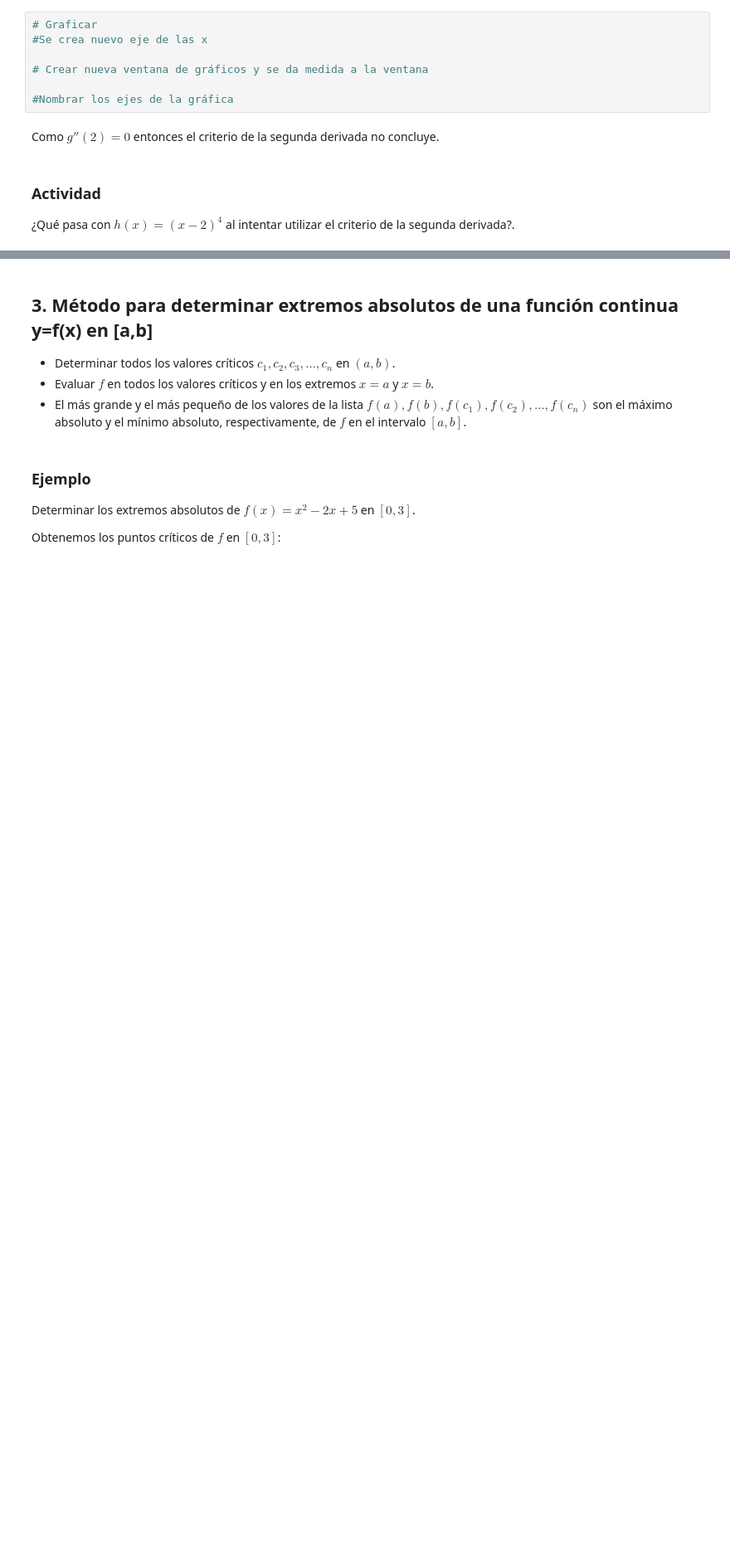
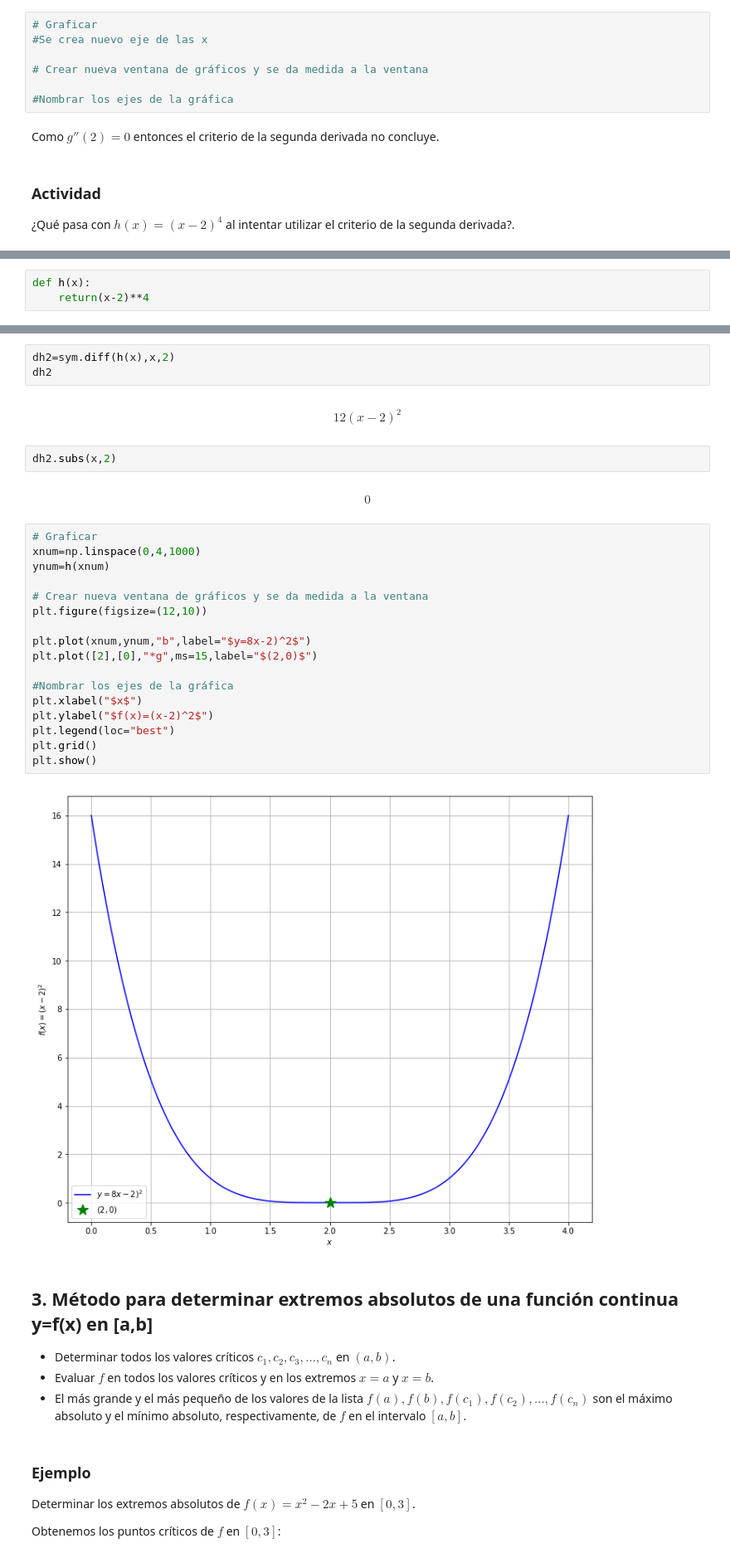
Before and after one commit to ic721752/SimMat2019-Verano, a Jupyter notebook: Módulo 1/Clase4_OptimizacionSympy.ipynb, the cells around one changed output, grey strips where cells are left out. Shown at 83% size. Cells and saved outputs as stored; diff of their text form; blank space fills up the shorter version.

```diff
--- a/Módulo 1/Clase4_OptimizacionSympy.ipynb
+++ b/Módulo 1/Clase4_OptimizacionSympy.ipynb
@@ -249,0 +328,3 @@ Como $g''(2)=0$ entonces el criterio de la segunda derivada no concluye.
+# %%
+def h(x):
+    return(x-2)**4
@@ -250,3 +341,31 @@ Como $g''(2)=0$ entonces el criterio de la segunda derivada no concluye.
+# %%
+dh2=sym.diff(h(x),x,2)
+dh2
+# %% [output]
+$$12 \left(x - 2\right)^{2}$$
+# %%
+dh2.subs(x,2)
+# %% [output]
+$$0$$
+# %%
+# Graficar
+xnum=np.linspace(0,4,1000)
+ynum=h(xnum)
+
+# Crear nueva ventana de gráficos y se da medida a la ventana
+plt.figure(figsize=(12,10))
+
+plt.plot(xnum,ynum,"b",label="$y=8x-2)^2$")
+plt.plot([2],[0],"*g",ms=15,label="$(2,0)$")
+
+#Nombrar los ejes de la gráfica
+plt.xlabel("$x$")
+plt.ylabel("$f(x)=(x-2)^2$")
+plt.legend(loc="best")
+plt.grid()
+plt.show()
+# %% [output]
+[figure, added]
 # %% [markdown]
 ## 3. Método para determinar extremos absolutos de una función continua y=f(x) en [a,b]
 
```
Also changed, not shown: parts of 28 cells of this notebook.
